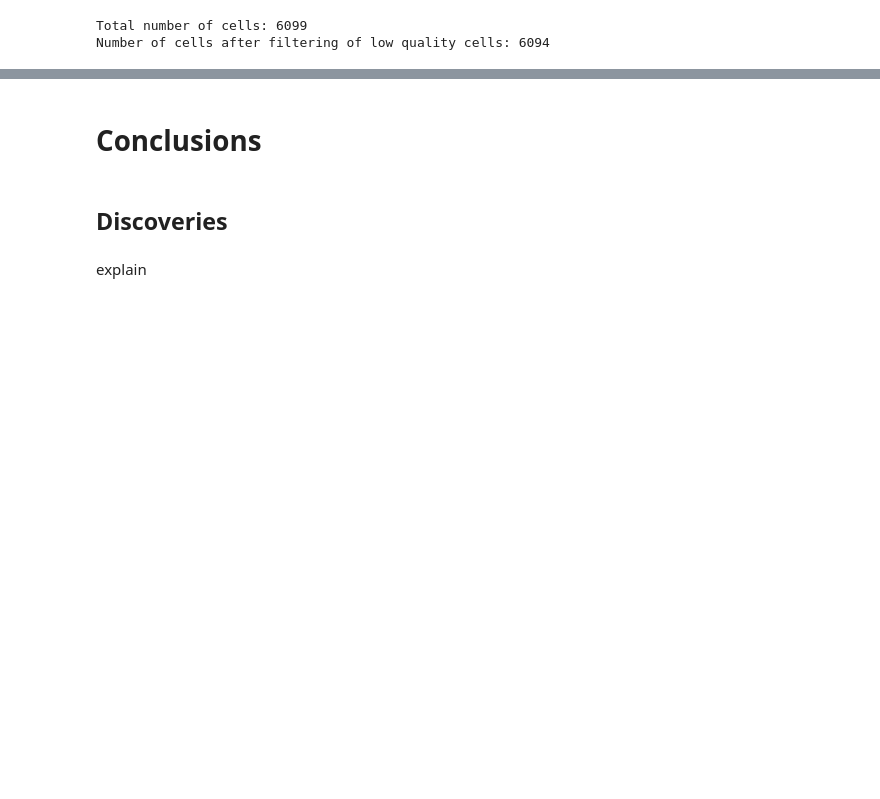
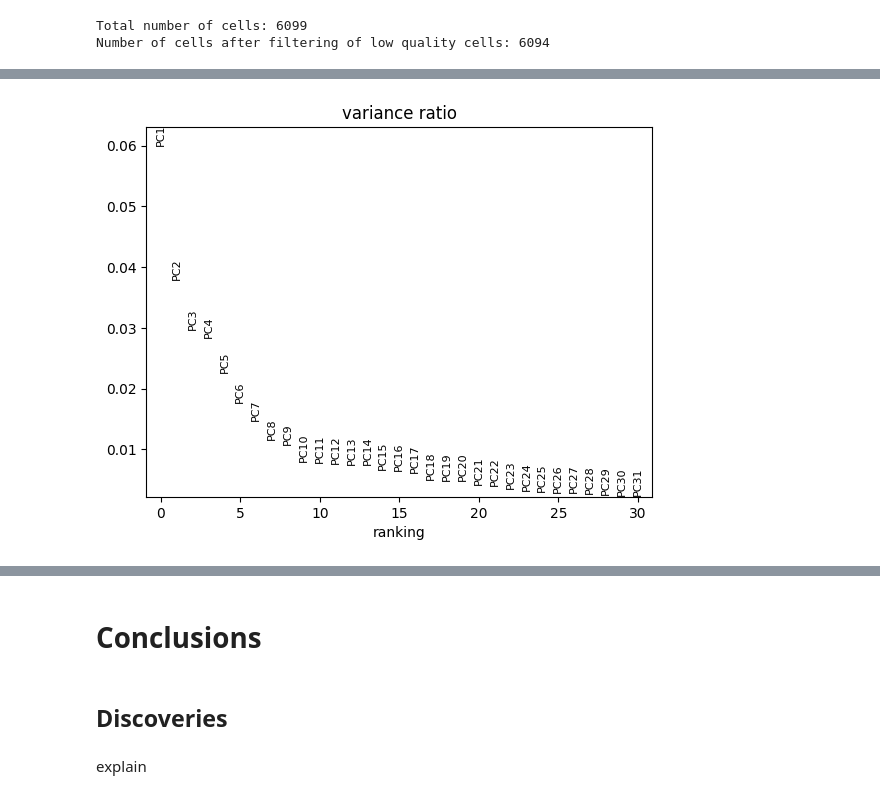
Before and after one commit to MikiasHWT/scRNA_Lethal_Covid19_Analysis, a Jupyter notebook: scRNA_Lethal_Covid19_Analysis.ipynb, the cells around one changed output, grey strips where cells are left out. Drawn from its saved outputs; the diff is of its cells as text; code cells hidden in the pictures; blank space fills up the shorter version.

```diff
--- a/scRNA_Lethal_Covid19_Analysis.ipynb
+++ b/scRNA_Lethal_Covid19_Analysis.ipynb
@@ -533,0 +664,3 @@ explain
+# %%
+# Swap normalized values for raw counts
+adata.X = adata.layers["pearson_residuals"]
@@ -533,0 +719,5 @@ explain
+# %%
+# Plot elbow curve
+sc.pl.pca_variance_ratio(adata)
+# %% [output]
+[figure, added]
```
Also changed, not shown: parts of 47 cells of this notebook, 1 other file.
